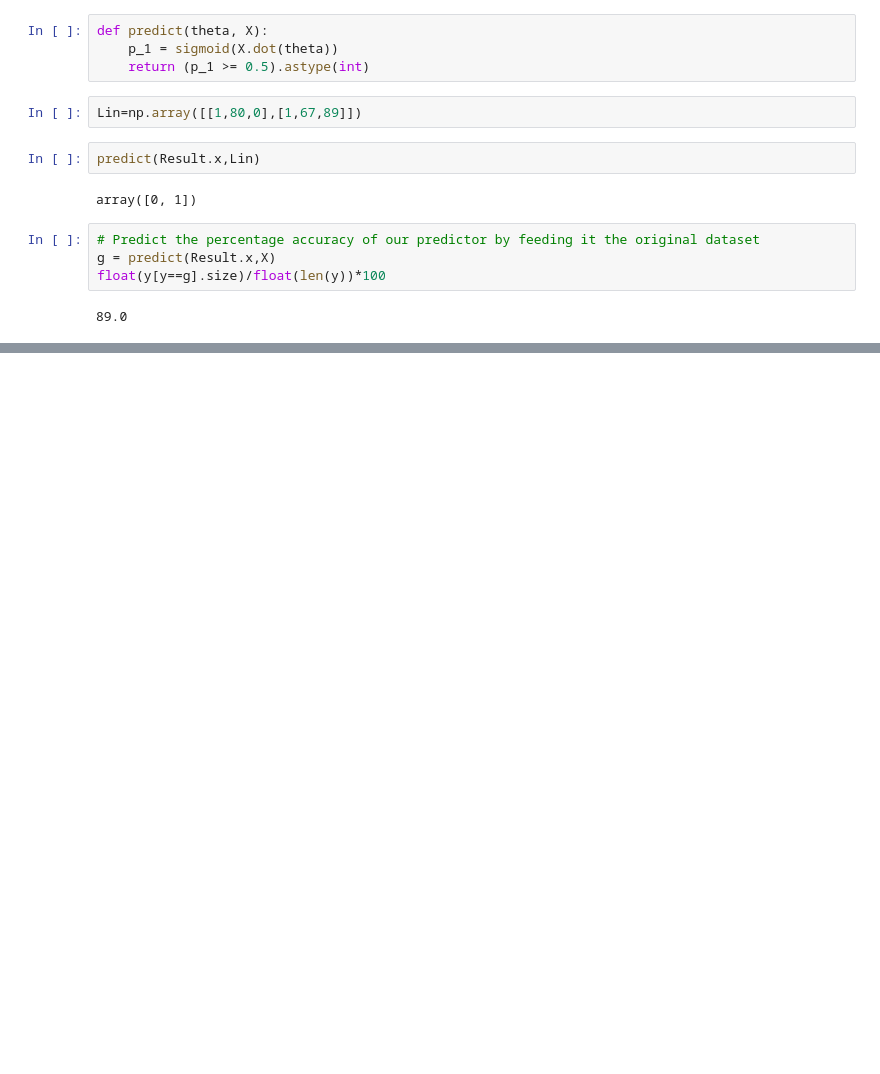
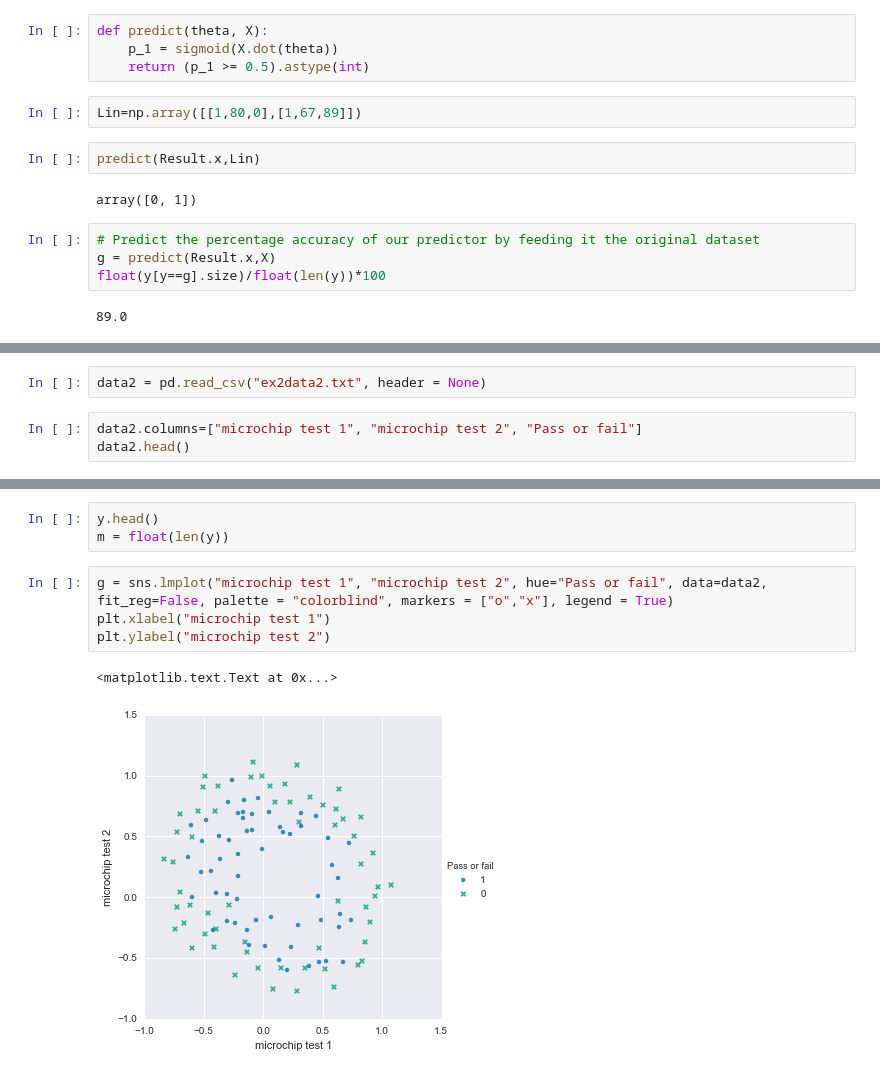
Before and after one commit to DfAC/Coursera-s-machine-learning-course, a Jupyter notebook: ml ex2.ipynb, the cells around one changed output, grey strips where cells are left out. Saved outputs shown, nothing was run; the diff lists cells and outputs as text; blank space fills up the shorter version.

```diff
--- a/ml ex2.ipynb
+++ b/ml ex2.ipynb
@@ -237,0 +201,5 @@ array([0])
+# %%
+data2 = pd.read_csv("ex2data2.txt", header = None)
+# %%
+data2.columns=["microchip test 1", "microchip test 2", "Pass or fail"]
+data2.head()
@@ -237,0 +225,10 @@ array([0])
+# %%
+y.head()
+m = float(len(y))
+# %%
+g = sns.lmplot("microchip test 1", "microchip test 2", hue="Pass or fail", data=data2, fit_reg=False, palette = "colorblind", markers = ["o","x"], legend = True)
+plt.xlabel("microchip test 1")
+plt.ylabel("microchip test 2")
+# %% [output]
+<matplotlib.text.Text at 0x...>
+[figure, added]
```
Also changed, not shown: parts of 31 cells of this notebook.
